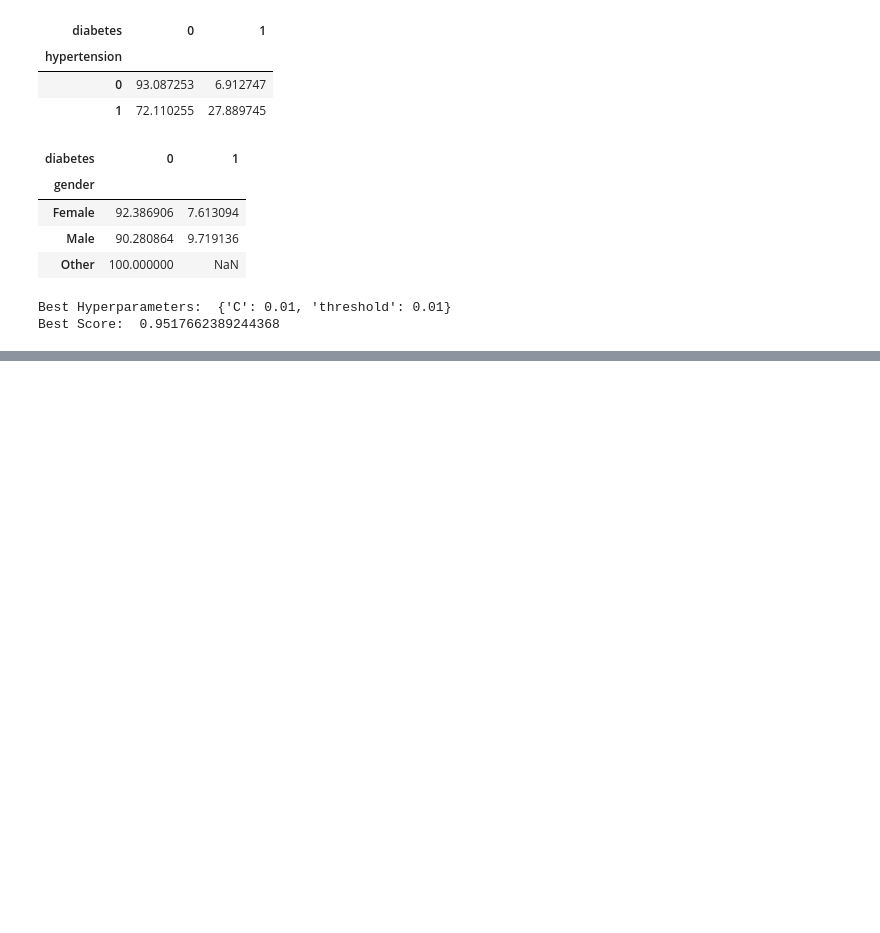
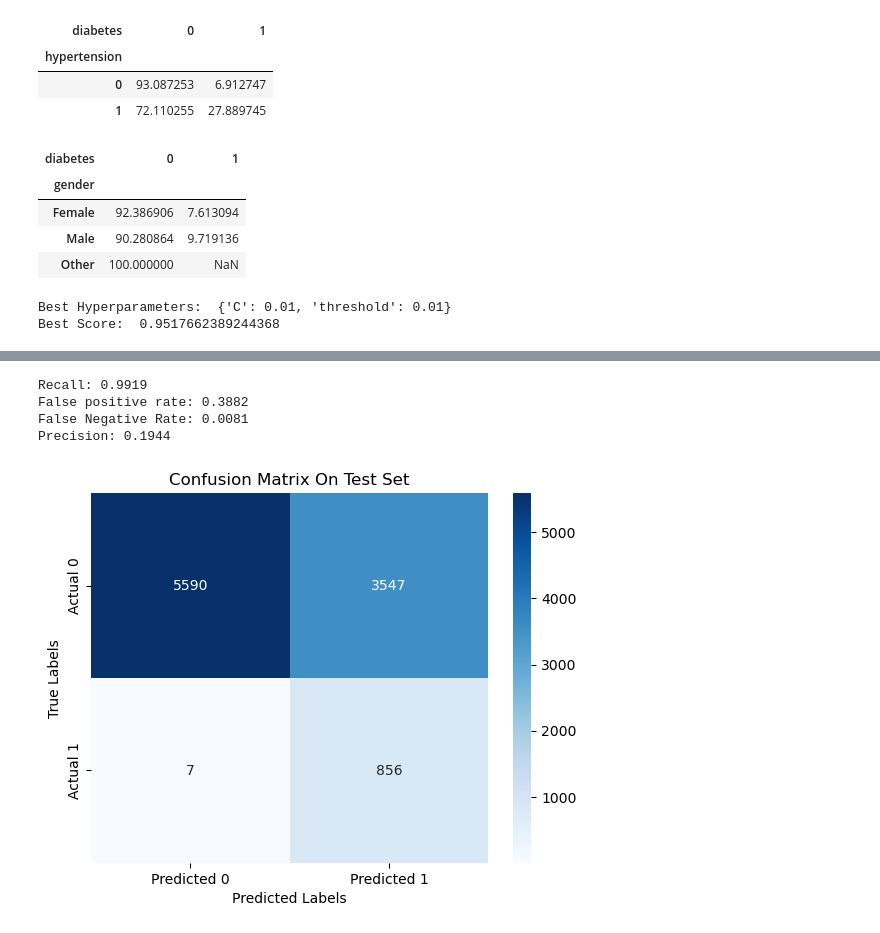
Before and after one commit to ilankhirin/2023-05_diabetes_classification_logistic_reg, a Jupyter notebook: 2023-05_diabetes_classification_logistic_reg.ipynb, the cells around one changed output, grey strips where cells are left out. Cells and saved outputs as stored; diff of their text form; code cells hidden in the pictures; blank space fills up the shorter version.

Commit message:
Added test set evaluation

```diff
--- a/2023-05_diabetes_classification_logistic_reg.ipynb
+++ b/2023-05_diabetes_classification_logistic_reg.ipynb
@@ -210,6 +210,9 @@ smoking_counts_percentages.unstack()
 # %%
 X_train['is_former_smoker'] = X_train['smoking_history'].apply(lambda x: 1 if x == 'former' else 0)
 X_train['never_smoked'] = X_train['smoking_history'].apply(lambda x: 1 if x == 'never' else 0)
+
+X_test['is_former_smoker'] = X_test['smoking_history'].apply(lambda x: 1 if x == 'former' else 0)
+X_test['never_smoked'] = X_test['smoking_history'].apply(lambda x: 1 if x == 'never' else 0)
 # %%
 (train.groupby('heart_disease')['diabetes'].value_counts(normalize=True) * 100).unstack()
 # %% [output]
@@ -355 +358,27 @@ never_smoked           0.167192
 dtype: float64
+# %%
+#Evaluation on test set
+y_test_pred = model.predict(X_test)
+cm_test = confusion_matrix(y_test, y_test_pred)
+cm_test_df = pd.DataFrame(cm_test, index=['Actual 0', 'Actual 1'], columns=['Predicted 0', 'Predicted 1'])
+sns.heatmap(cm_test_df, annot=True, fmt='d', cmap='Blues')
+plt.title('Confusion Matrix On Test Set')
+plt.xlabel('Predicted Labels')
+plt.ylabel('True Labels')
+
+tn, fp, fn, tp = cm_test.ravel()
+recall = tp / (tp + fn)
+precision = tp / (tp + fp)
+fpr = fp / (fp + tn)
+fnr = fn / (fn + tp)
+
+print(f"Recall: {recall:.4f}")
+print(f"False positive rate: {fpr:.4f}")
+print(f"False Negative Rate: {fnr:.4f}")
+print(f"Precision: {precision:.4f}")
+# %% [output]
+Recall: 0.9919
+False positive rate: 0.3882
+False Negative Rate: 0.0081
+Precision: 0.1944
+[figure, added]
```
Also changed, not shown: parts of 4 cells of this notebook.
